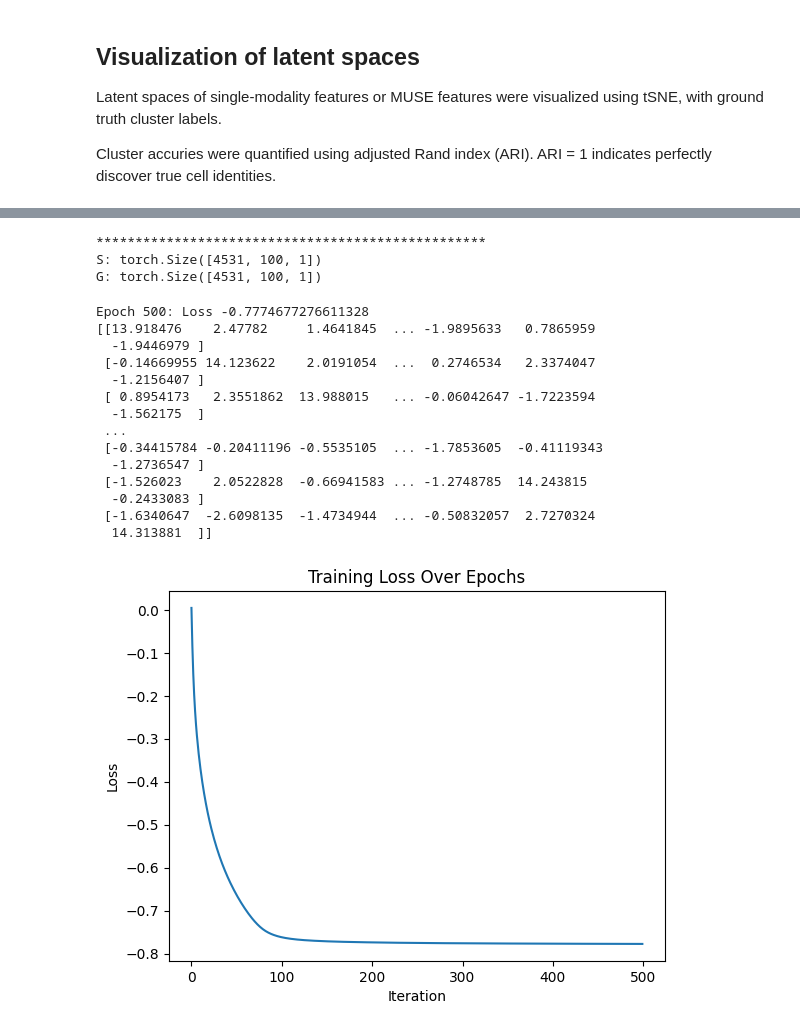
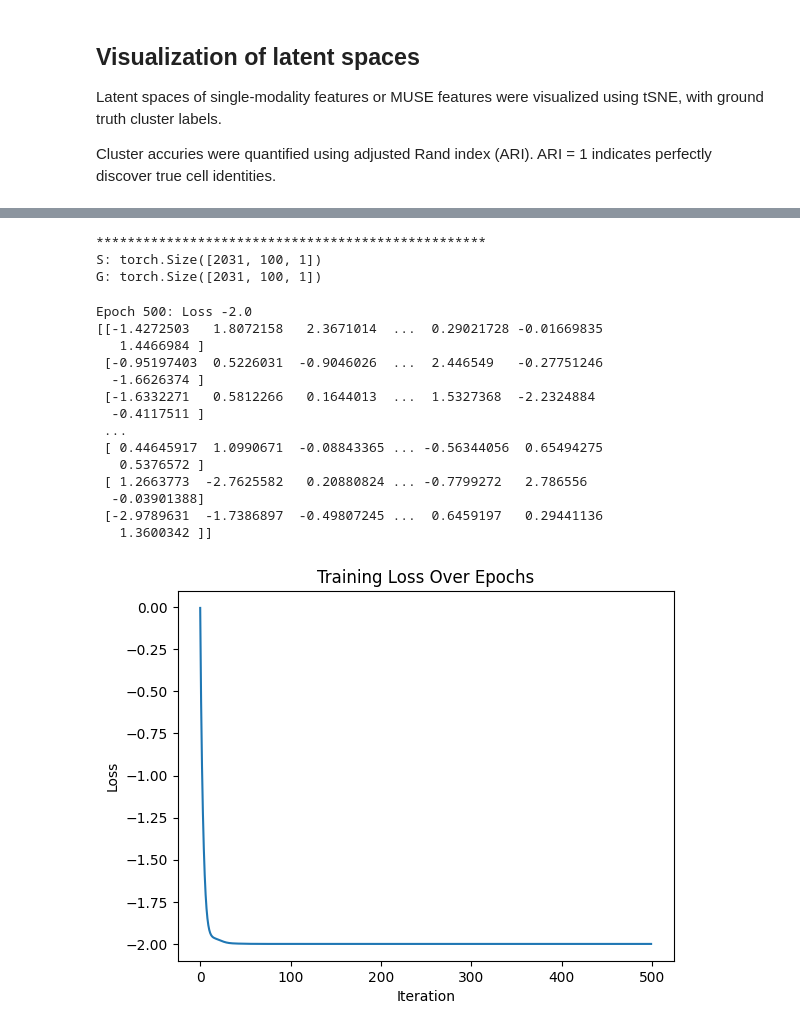
Before and after one commit to darkwilldie/MUSE, a Jupyter notebook: MUSE_demo/my_demo.ipynb, the cells around one changed output, grey strips where cells are left out. Drawn from its saved outputs; the diff is of its cells as text; code cells hidden in the pictures.

```diff
--- a/MUSE_demo/my_demo.ipynb
+++ b/MUSE_demo/my_demo.ipynb
@@ -17,6 +34,10 @@ np.random.seed(0)
 # %%
-# data_path = '/home/lqr/CLIMA/datasets/skin_sample/'
-# gene = pd.read_csv(join(data_path, 'GSE140203_mouse_skin_Gene_normalized_downsampling.csv'), index_col=0)
-# peak = pd.read_csv(join(data_path, 'GSE140203_mouse_skin_PeakonGene_normalized_downsampling.csv'), index_col=0)
 
-# np.savez(join(data_path, 'skin_normalized.npz'), gene=gene.values, peak=peak.values)
+data_path = '/home/lqr/CLIMA/datasets/new_simu/skin_sample'
+data = np.load(join(data_path, 'skin_normalized.npz'))
+all_gene = data['gene']
+all_peak = data['peak']
+# gene = data['gene']
+# peak = data['peak']
+# gene_peak = data['gene_plus_peak']
+# all_gene_peak = data['gene_times_peak']
@@ -233,3 +271,16 @@ print('[gene, peak] and [gene+peak] ARI: ', adjusted_rand_score(latent_label_sc,
+# %%
+# PCA降维
+latent_sc = PCA(n_components=100, random_state=42).fit_transform(all_gene[2500:, :])
+latent_st = PCA(n_components=100, random_state=42).fit_transform(all_peak[2500:, :])
+# 训练的输出
+# latent_sc = outputs[0]
+# latent_st = outputs[1]
+# 未训练
+# latent_sc = gene
+# latent_st = peak
+# 预测的输出
+# latent_sc = out[0][0].cpu().numpy()
+# latent_st = out[0][1].cpu().numpy()
 # %%
 from sim_tangram.train_tangram import read_csv_and_run_tangram
 import torch
@@ -276,36 +338,36 @@ Epoch 500: Loss -1.6161420345306396
 # %%
 # 用cosine_similarity驱动的tangram进行计算
 
 import cos_tg.train_tangram as tg_cos
 
 # tangram
 cos_sim_tg, _ = tg_cos.read_csv_and_run_tangram(
-    [torch.tensor(latent_sc, device='cuda:0')],
-    [torch.tensor(latent_st, device='cuda:0')],
+    [torch.tensor(latent_sc, device='cuda:0', dtype=torch.float32)],
+    [torch.tensor(latent_st, device='cuda:0', dtype=torch.float32)],
     num_epochs=500,
     print_interval=500,
     lambda_g1=1,
-    lambda_g2=0,
+    lambda_g2=1,
 )
 # %% [output]
 **************************************************
-S: torch.Size([4531, 100, 1])
-G: torch.Size([4531, 100, 1])
+S: torch.Size([2031, 100, 1])
+G: torch.Size([2031, 100, 1])
-Epoch 500: Loss -0.7774677276611328
-[[13.918476    2.47782     1.4641845  ... -1.9895633   0.7865959
-  -1.9446979 ]
- [-0.14669955 14.123622    2.0191054  ...  0.2746534   2.3374047
-  -1.2156407 ]
- [ 0.8954173   2.3551862  13.988015   ... -0.06042647 -1.7223594
-  -1.562175  ]
+Epoch 500: Loss -2.0
+[[-1.4272503   1.8072158   2.3671014  ...  0.29021728 -0.01669835
+   1.4466984 ]
+ [-0.95197403  0.5226031  -0.9046026  ...  2.446549   -0.27751246
+  -1.6626374 ]
+ [-1.6332271   0.5812266   0.1644013  ...  1.5327368  -2.2324884
+  -0.4117511 ]
  ...
- [-0.34415784 -0.20411196 -0.5535105  ... -1.7853605  -0.41119343
-  -1.2736547 ]
- [-1.526023    2.0522828  -0.66941583 ... -1.2748785  14.243815
-  -0.2433083 ]
- [-1.6340647  -2.6098135  -1.4734944  ... -0.50832057  2.7270324
-  14.313881  ]]
+ [ 0.44645917  1.0990671  -0.08843365 ... -0.56344056  0.65494275
+   0.5376572 ]
+ [ 1.2663773  -2.7625582   0.20880824 ... -0.7799272   2.786556
+  -0.03901388]
+ [-2.9789631  -1.7386897  -0.49807245 ...  0.6459197   0.29441136
+   1.3600342 ]]
-[figure, old version]
+[figure, new version]
 # %%
 # tangram cosine_similarity
 cos_tg_mapping = cos_sim_tg.argmax(axis=1)
```
Also changed, not shown: parts of 20 cells of this notebook, 16 other files.
